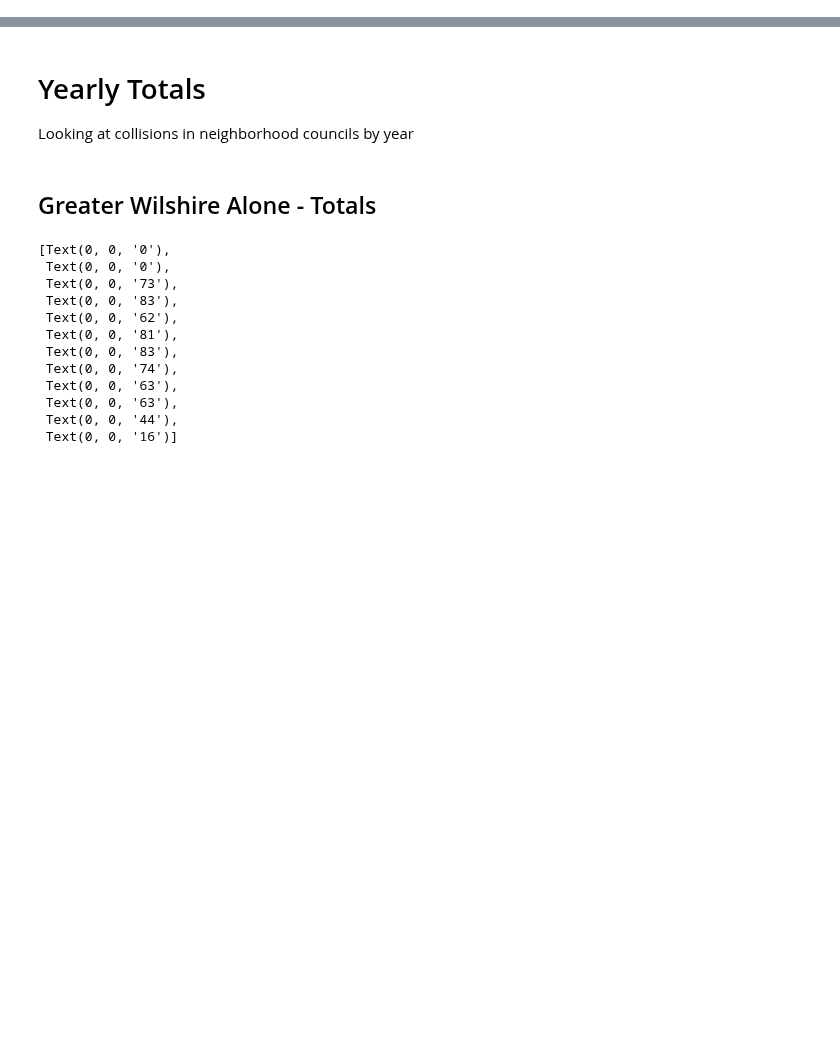
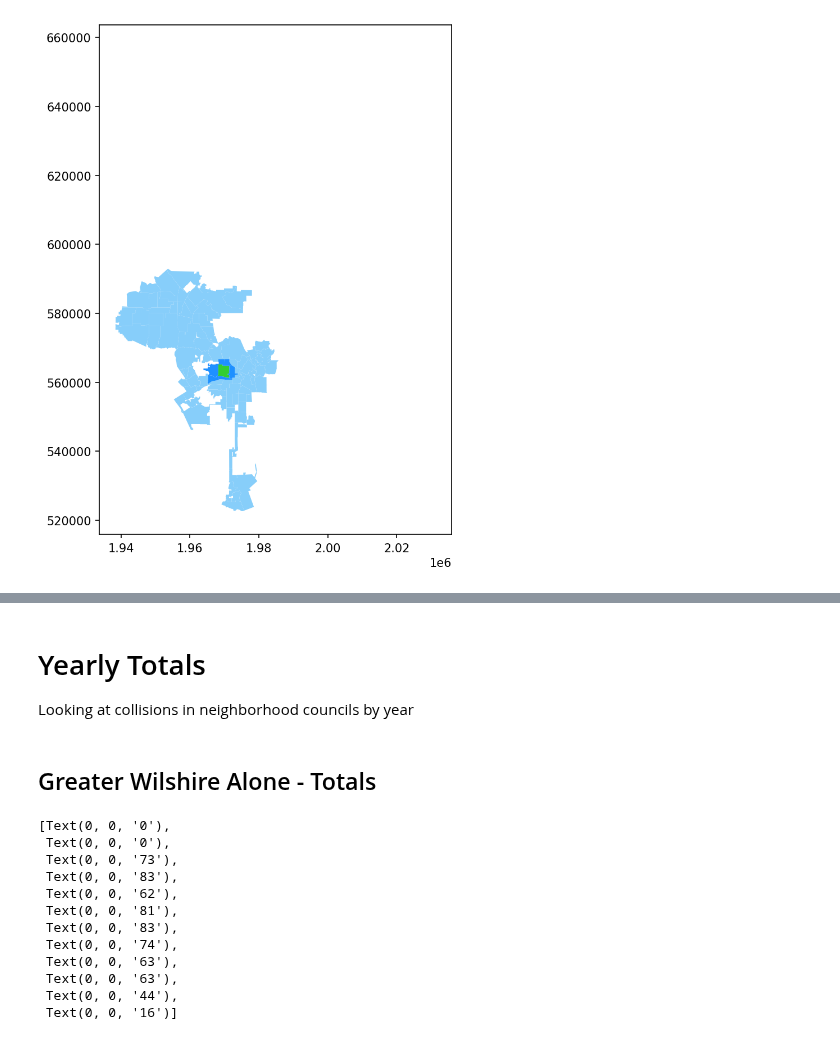
Before and after one commit to hackforla/data-science, a Jupyter notebook: Pedestrian_Data/Notebook/3-find-interesting-info.ipynb, the cells around one changed output, grey strips where cells are left out. Cells and saved outputs as stored; diff of their text form; code cells hidden in the pictures; blank space fills up the shorter version.

```diff
--- a/Pedestrian_Data/Notebook/3-find-interesting-info.ipynb
+++ b/Pedestrian_Data/Notebook/3-find-interesting-info.ipynb
@@ -2,6 +2,7 @@
 import geopandas as gpd
 import pandas as pd
 import matplotlib.pyplot as plt
+import matplotlib
 import os
 
 try:
@@ -11,12 +12,6 @@ except:
 
 refineddatafolder='../Data/2-refined-data/'
 
-def geodataframefromcsvfile(filelocation:str) -> gpd.GeoDataFrame:
-  return pd.read_csv(
-    filelocation,
-    parse_dates=['date_occ', 'date_rptd'],
-    na_filter=False,
-  )
 signs = pd.read_csv(
   refineddatafolder + 'refined-sign-data.csv',
   parse_dates=['last_seen_at'],
@@ -33,8 +28,10 @@ collisions = pd.read_csv(
   na_filter=False,
   )
 councilshapes = gpd.read_file(
-  '../Data/1-raw-data/neighborhoodcouncils.geojson'
-  )
+  '../Data/1-raw-data/neighborhoodcouncils.geojson',
+)
+councilshapes.to_crs(epsg="5070", inplace=True)
+councilshapes.set_index('NAME', inplace=True)
 # %%
 nearbycouncils=[
         'GREATER WILSHIRE NC',
@@ -56,0 +203,6 @@ mocodenames = list(relevantmocodes.values())
+# %%
+coloredmap = councilshapes.to_crs(epsg='6423').plot(color=wilshirecolormap(councilshapes.index), figsize=(8,8))
+
+coloredmap.get_figure().set_dpi(150)
+# %% [output]
+[figure, added]
```
Also changed, not shown: parts of 14 cells of this notebook.
